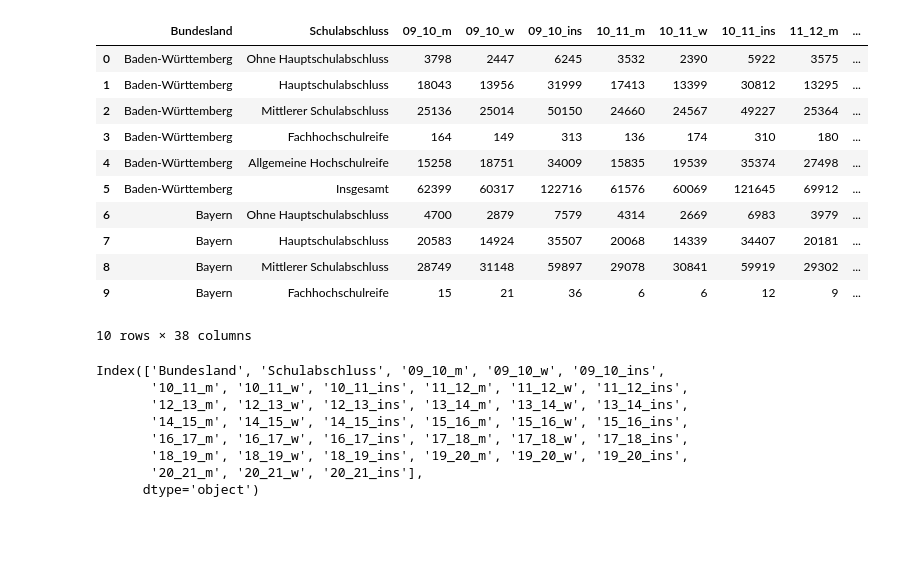
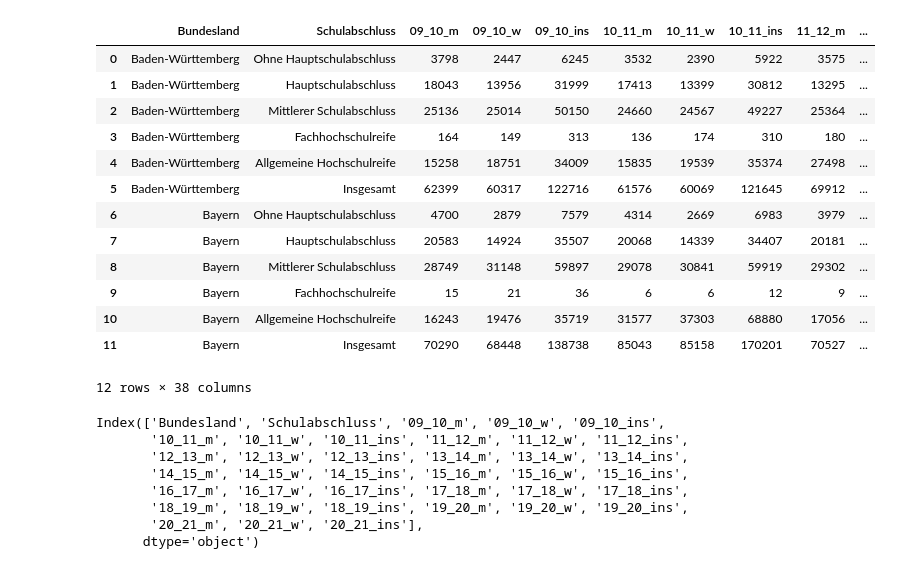
Before and after one commit to Stargazer-ger/capstone_project_hh_23_1, a Jupyter notebook: eda_schulform_gender.ipynb, the cells around one changed output. Drawn from its saved outputs; the diff is of its cells as text; code cells hidden in the pictures; blank space fills up the shorter version.

```diff
--- a/eda_schulform_gender.ipynb
+++ b/eda_schulform_gender.ipynb
@@ -17,20 +17,22 @@ df3.iloc[:, 2:38] = df3.iloc[:, 2:38].astype(int)
 
 df = df3
 # %%
-df.head(10)
+df.head(12)
 # %% [output]
 |  | Bundesland | Schulabschluss | 09_10_m | 09_10_w | 09_10_ins | 10_11_m | 10_11_w | 10_11_ins | 11_12_m | ... |
 | 0 | Baden-Württemberg | Ohne Hauptschulabschluss | 3798 | 2447 | 6245 | 3532 | 2390 | 5922 | 3575 | ... |
 | 1 | Baden-Württemberg | Hauptschulabschluss | 18043 | 13956 | 31999 | 17413 | 13399 | 30812 | 13295 | ... |
 | 2 | Baden-Württemberg | Mittlerer Schulabschluss | 25136 | 25014 | 50150 | 24660 | 24567 | 49227 | 25364 | ... |
 | 3 | Baden-Württemberg | Fachhochschulreife | 164 | 149 | 313 | 136 | 174 | 310 | 180 | ... |
 | 4 | Baden-Württemberg | Allgemeine Hochschulreife | 15258 | 18751 | 34009 | 15835 | 19539 | 35374 | 27498 | ... |
 | 5 | Baden-Württemberg | Insgesamt | 62399 | 60317 | 122716 | 61576 | 60069 | 121645 | 69912 | ... |
 | 6 | Bayern | Ohne Hauptschulabschluss | 4700 | 2879 | 7579 | 4314 | 2669 | 6983 | 3979 | ... |
 | 7 | Bayern | Hauptschulabschluss | 20583 | 14924 | 35507 | 20068 | 14339 | 34407 | 20181 | ... |
 | 8 | Bayern | Mittlerer Schulabschluss | 28749 | 31148 | 59897 | 29078 | 30841 | 59919 | 29302 | ... |
 | 9 | Bayern | Fachhochschulreife | 15 | 21 | 36 | 6 | 6 | 12 | 9 | ... |
+| 10 | Bayern | Allgemeine Hochschulreife | 16243 | 19476 | 35719 | 31577 | 37303 | 68880 | 17056 | ... |
+| 11 | Bayern | Insgesamt | 70290 | 68448 | 138738 | 85043 | 85158 | 170201 | 70527 | ... |
-10 rows × 38 columns
+12 rows × 38 columns
 # %%
 df.columns
 # %% [output]
```
Also changed, not shown: parts of 35 cells of this notebook, 2 other files.
